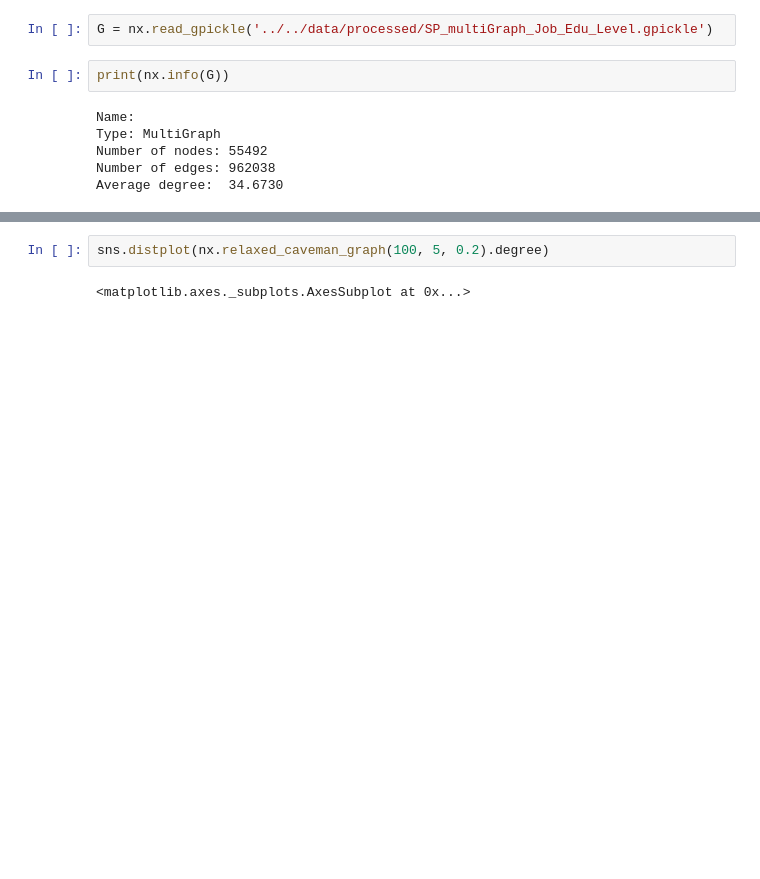
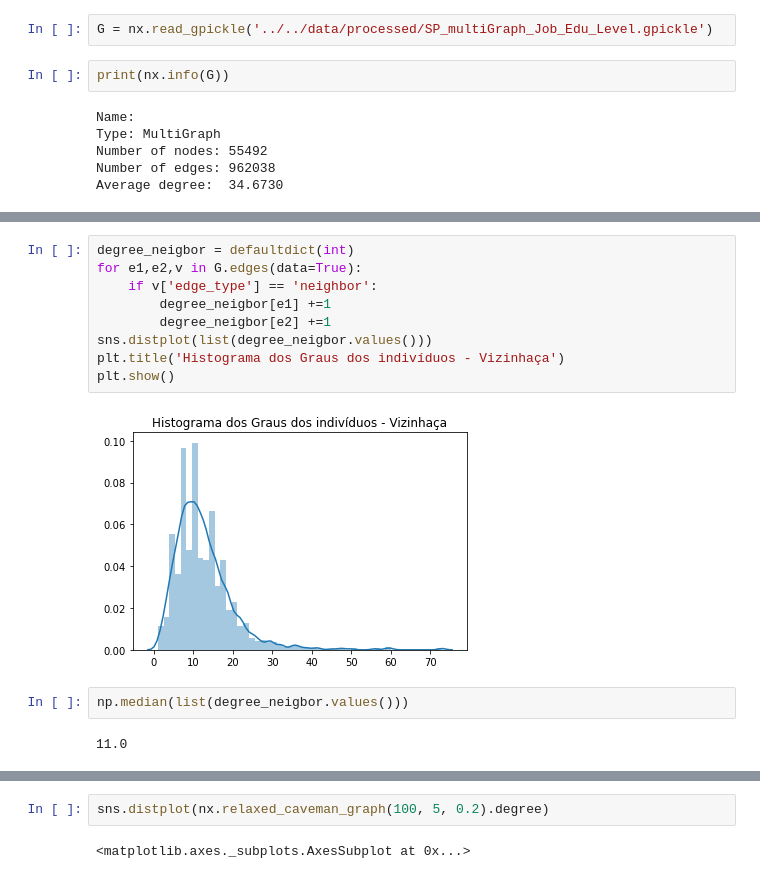
Before and after one commit to yambanis/CovidMDP, a Jupyter notebook: notebooks/Modelagem Grafo SP/GRAPH EDA.ipynb, the cells around one changed output, grey strips where cells are left out. Drawn from its saved outputs; the diff is of its cells as text; blank space fills up the shorter version.

```diff
--- a/notebooks/Modelagem Grafo SP/GRAPH EDA.ipynb
+++ b/notebooks/Modelagem Grafo SP/GRAPH EDA.ipynb
@@ -44,0 +87,15 @@ plt.show()
+# %%
+degree_neigbor = defaultdict(int)
+for e1,e2,v in G.edges(data=True):
+    if v['edge_type'] == 'neighbor':
+        degree_neigbor[e1] +=1
+        degree_neigbor[e2] +=1
+sns.distplot(list(degree_neigbor.values()))
+plt.title('Histograma dos Graus dos indivíduos - Vizinhaça')
+plt.show()
+# %% [output]
+[figure, added]
+# %%
+np.median(list(degree_neigbor.values()))
+# %% [output]
+11.0
```
Also changed, not shown: parts of 19 cells of this notebook, 21 other files.
